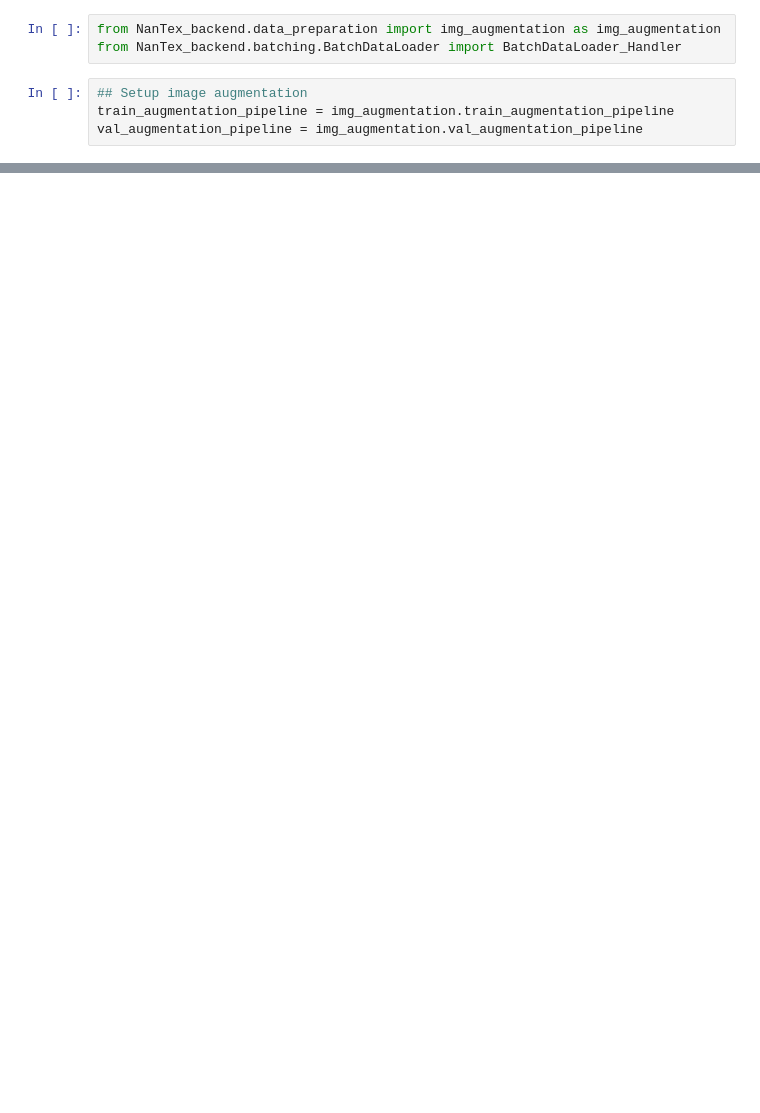
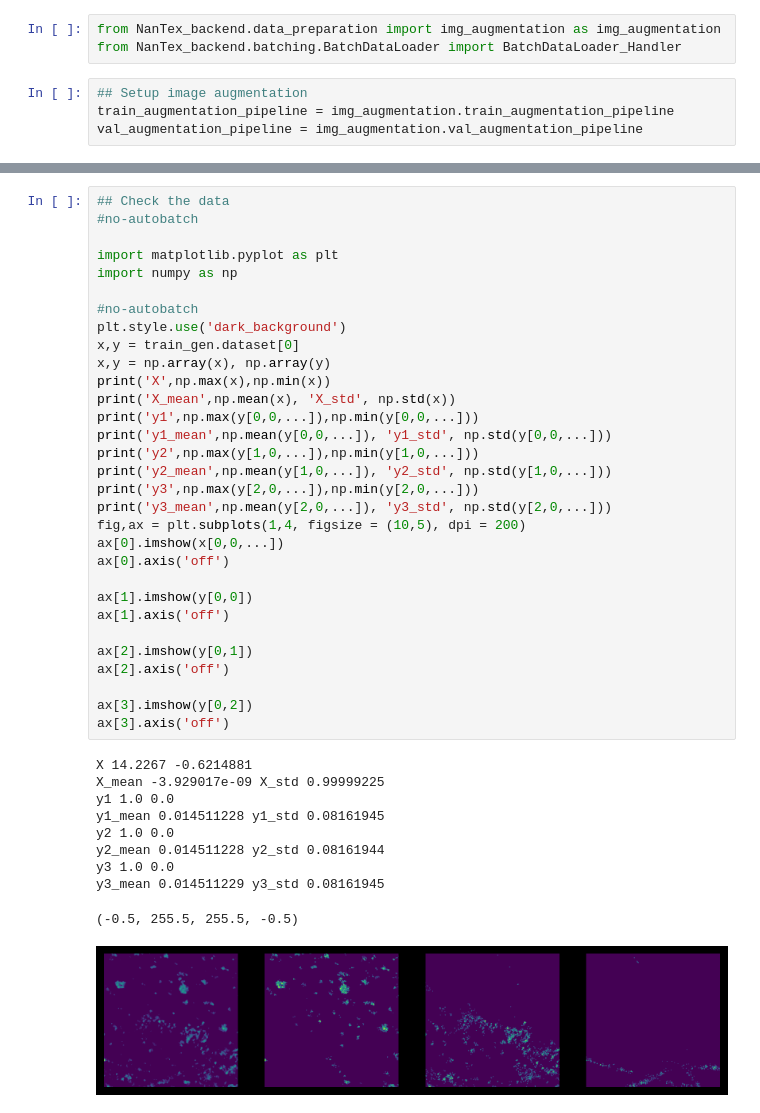
Before and after one commit to Zatyrus/NanTex, a Jupyter notebook: data_loader_sandbox.ipynb, the cells around one changed output, grey strips where cells are left out. Saved outputs shown, nothing was run; the diff lists cells and outputs as text; blank space fills up the shorter version.

```diff
--- a/data_loader_sandbox.ipynb
+++ b/data_loader_sandbox.ipynb
@@ -39,3 +39,45 @@ Autobatch Data Generators created.
+# %%
+## Check the data
+#no-autobatch
+
+import matplotlib.pyplot as plt
+import numpy as np
+
+#no-autobatch
+plt.style.use('dark_background')
+x,y = train_gen.dataset[0]
+x,y = np.array(x), np.array(y)
+print('X',np.max(x),np.min(x))
+print('X_mean',np.mean(x), 'X_std', np.std(x))
+print('y1',np.max(y[0,0,...]),np.min(y[0,0,...]))
+print('y1_mean',np.mean(y[0,0,...]), 'y1_std', np.std(y[0,0,...]))
+print('y2',np.max(y[1,0,...]),np.min(y[1,0,...]))
+print('y2_mean',np.mean(y[1,0,...]), 'y2_std', np.std(y[1,0,...]))
+print('y3',np.max(y[2,0,...]),np.min(y[2,0,...]))
+print('y3_mean',np.mean(y[2,0,...]), 'y3_std', np.std(y[2,0,...]))
+fig,ax = plt.subplots(1,4, figsize = (10,5), dpi = 200)
+ax[0].imshow(x[0,0,...])
+ax[0].axis('off')
+
+ax[1].imshow(y[0,0])
+ax[1].axis('off')
+
+ax[2].imshow(y[0,1])
+ax[2].axis('off')
+
+ax[3].imshow(y[0,2])
+ax[3].axis('off')
+# %% [output]
+X 14.2267 -0.6214881
+X_mean -3.929017e-09 X_std 0.99999225
+y1 1.0 0.0
+y1_mean 0.014511228 y1_std 0.08161945
+y2 1.0 0.0
+y2_mean 0.014511228 y2_std 0.08161944
+y3 1.0 0.0
+y3_mean 0.014511229 y3_std 0.08161945
+(-0.5, 255.5, 255.5, -0.5)
+[figure, added]
 # %%
 ## Check the data
 
```
Also changed, not shown: parts of 3 cells of this notebook, 2 other files.
